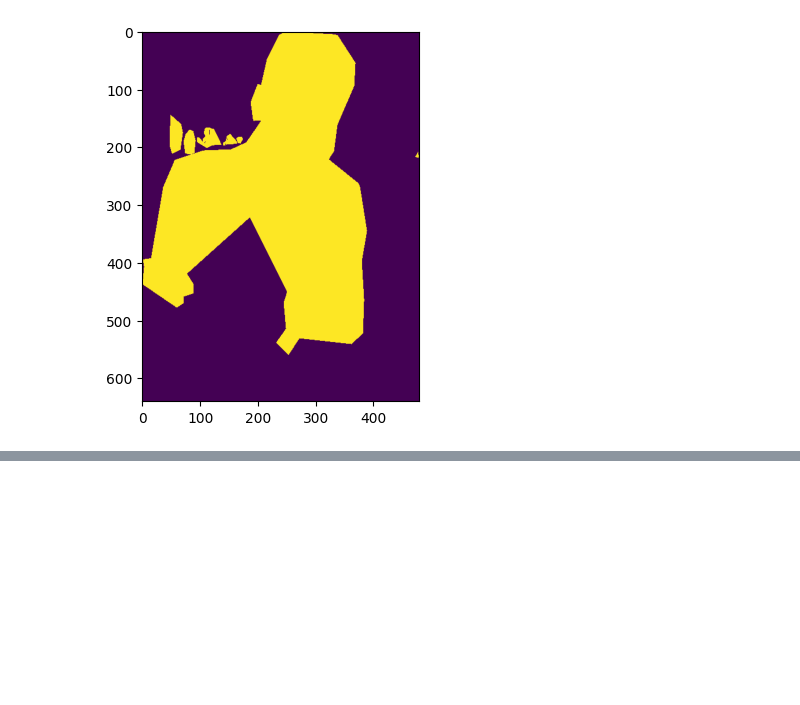
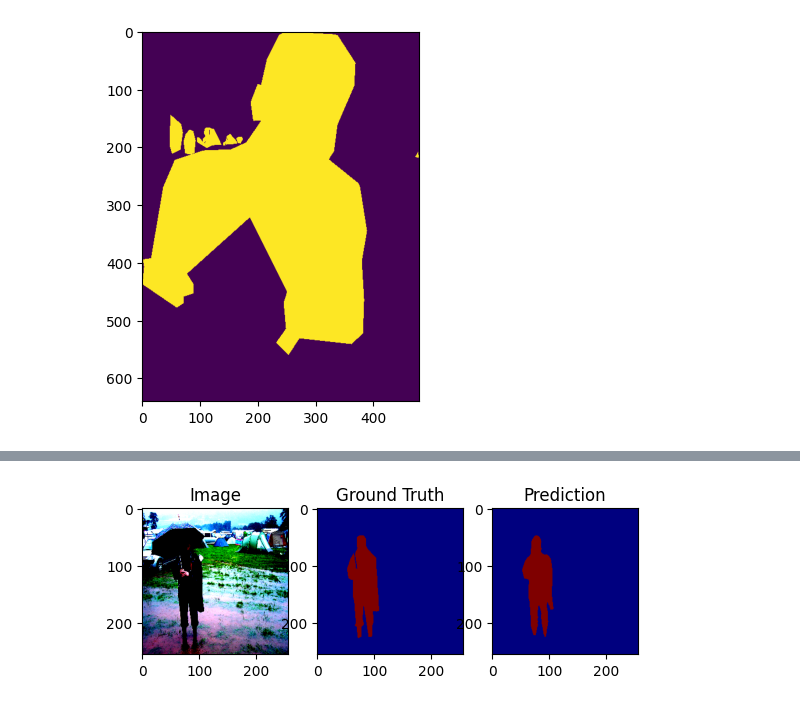
Before and after one commit to sandrabinu3/Image-Segmentation, a Jupyter notebook: Image Segmentation.ipynb, the cells around one changed output, grey strips where cells are left out. Cells and saved outputs as stored; diff of their text form; code cells hidden in the pictures; blank space fills up the shorter version.

Commit message:
model

```diff
--- a/Image Segmentation.ipynb
+++ b/Image Segmentation.ipynb
@@ -220,0 +312,15 @@ Unique pixel values in the mask: [0. 3.]
+# %%
+# !pip install segmentation_models_pytorch
+# --- Training Loop ---
+for epoch in range(12):  # quick test
+    model.train()
+    total_loss = 0
+    for img, mask in loader:
+        img, mask = img.cuda(), mask.cuda()
+        out = model(img)
+        loss = loss_fn(out, mask)
+        optimizer.zero_grad()
+        loss.backward()
+        optimizer.step()
+        total_loss += loss.item()
+    print(f"Epoch {epoch+1}, Loss: {total_loss:.4f}")
@@ -220,0 +340,20 @@ Unique pixel values in the mask: [0. 3.]
+# %%
+model.eval()
+with torch.no_grad():
+    img, mask = load_data(image_ids[6])
+    pred = model(img.unsqueeze(0).cuda())
+    pred_mask = torch.argmax(pred.squeeze(), dim=0).cpu().numpy()
+
+plt.subplot(1, 3, 1)
+plt.title("Image")
+plt.imshow(img.permute(1, 2, 0))
+
+plt.subplot(1, 3, 2)
+plt.title("Ground Truth")
+plt.imshow(mask, cmap='jet')
+
+plt.subplot(1, 3, 3)
+plt.title("Prediction")
+plt.imshow(pred_mask, cmap='jet')
+plt.show()
+# %% [output]
@@ -220,0 +361 @@ Unique pixel values in the mask: [0. 3.]
+[figure, added]
```
Also changed, not shown: parts of 17 cells of this notebook, 26 other files.
